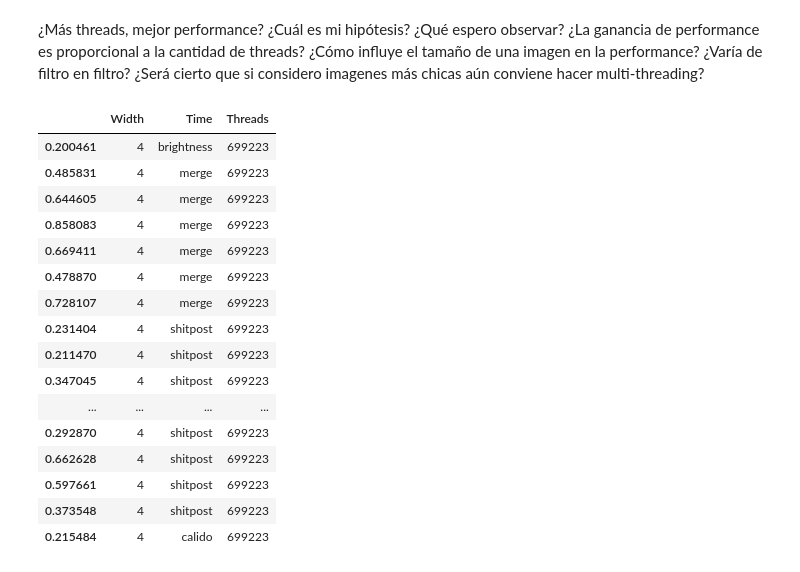
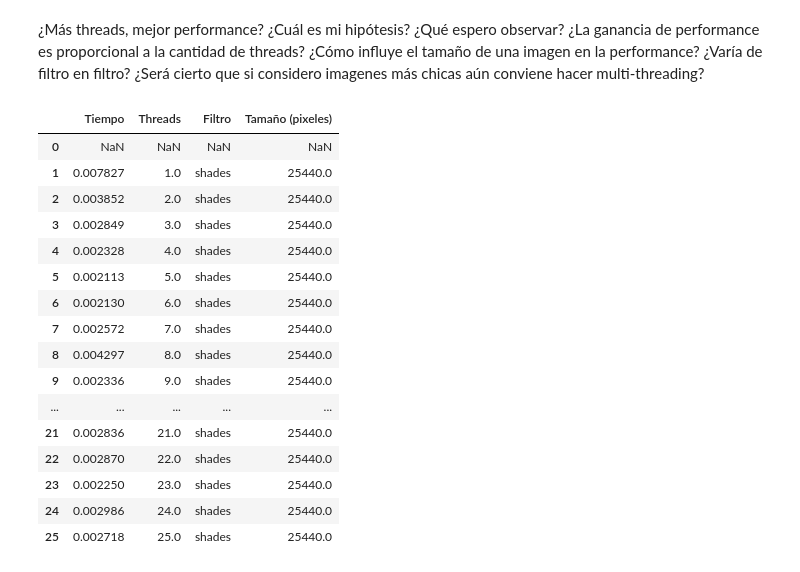
Before and after one commit to ManuelCorales/Tp-Imagenes, a Jupyter notebook: entregable/archivosDocumentacion/Fucci_Corales - Experimentación TP Imagenes.ipynb, the cells around one changed output. Saved outputs shown, nothing was run; the diff lists cells and outputs as text; code cells hidden in the pictures.

```diff
--- a/entregable/archivosDocumentacion/Fucci_Corales - Experimentación TP Imagenes.ipynb
+++ b/entregable/archivosDocumentacion/Fucci_Corales - Experimentación TP Imagenes.ipynb
@@ -28,22 +28,22 @@ for n_threads in range(1,50):
     os.system(cmd)
 # %%
-dataframe = pd.read_csv('tp.csv', names=['Width', 'Time', 'Threads'])
+dataframe = pd.read_csv('test_imgChica.csv', names=['Tiempo','Threads', 'Filtro', 'Tamaño (pixeles)'])
 dataframe
 # %% [output]
-|  | Width | Time | Threads |
-| 0.200461 | 4 | brightness | 699223 |
-| 0.485831 | 4 | merge | 699223 |
-| 0.644605 | 4 | merge | 699223 |
-| 0.858083 | 4 | merge | 699223 |
-| 0.669411 | 4 | merge | 699223 |
-| 0.478870 | 4 | merge | 699223 |
-| 0.728107 | 4 | merge | 699223 |
-| 0.231404 | 4 | shitpost | 699223 |
-| 0.211470 | 4 | shitpost | 699223 |
-| 0.347045 | 4 | shitpost | 699223 |
-| ... | ... | ... | ... |
-| 0.292870 | 4 | shitpost | 699223 |
-| 0.662628 | 4 | shitpost | 699223 |
-| 0.597661 | 4 | shitpost | 699223 |
-| 0.373548 | 4 | shitpost | 699223 |
-| 0.215484 | 4 | calido | 699223 |
+|  | Tiempo | Threads | Filtro | Tamaño (pixeles) |
+| 0 | NaN | NaN | NaN | NaN |
+| 1 | 0.007827 | 1.0 | shades | 25440.0 |
+| 2 | 0.003852 | 2.0 | shades | 25440.0 |
+| 3 | 0.002849 | 3.0 | shades | 25440.0 |
+| 4 | 0.002328 | 4.0 | shades | 25440.0 |
+| 5 | 0.002113 | 5.0 | shades | 25440.0 |
+| 6 | 0.002130 | 6.0 | shades | 25440.0 |
+| 7 | 0.002572 | 7.0 | shades | 25440.0 |
+| 8 | 0.004297 | 8.0 | shades | 25440.0 |
+| 9 | 0.002336 | 9.0 | shades | 25440.0 |
+| ... | ... | ... | ... | ... |
+| 21 | 0.002836 | 21.0 | shades | 25440.0 |
+| 22 | 0.002870 | 22.0 | shades | 25440.0 |
+| 23 | 0.002250 | 23.0 | shades | 25440.0 |
+| 24 | 0.002986 | 24.0 | shades | 25440.0 |
+| 25 | 0.002718 | 25.0 | shades | 25440.0 |
```
Also changed, not shown: parts of 6 cells of this notebook, 21 other files.
